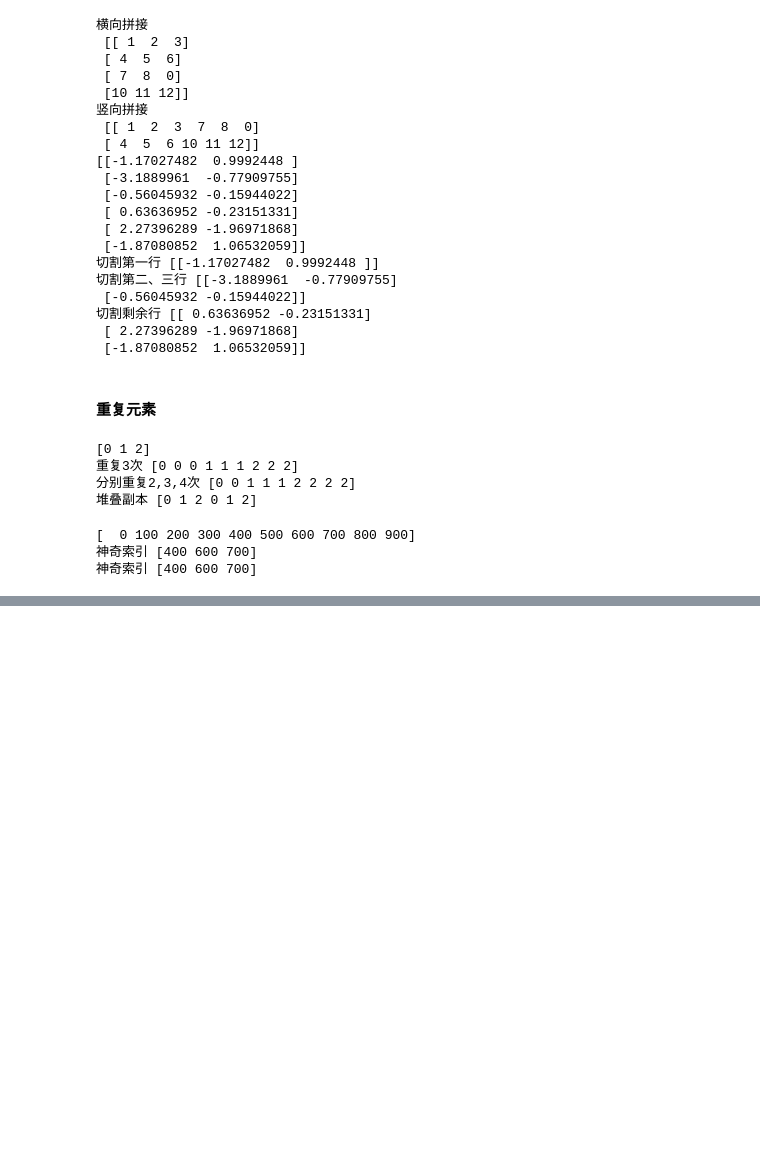
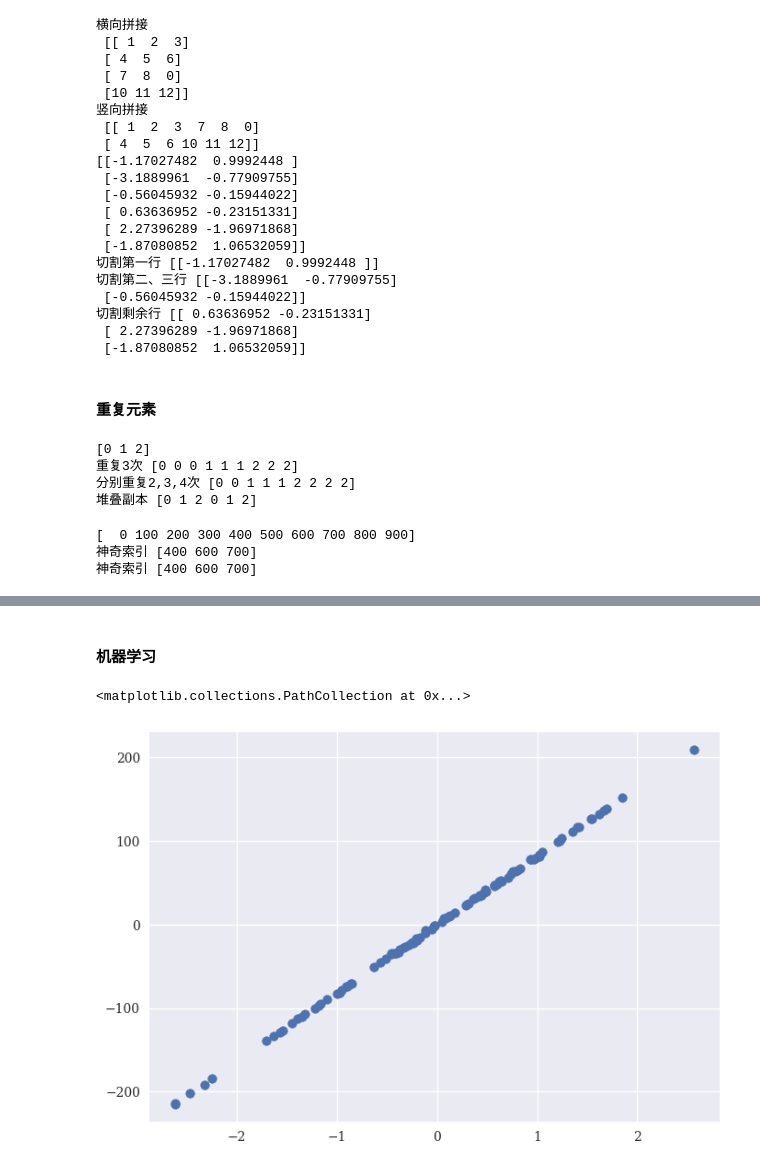
Before and after one commit to eastyell/study_python, a Jupyter notebook: study.ipynb, the cells around one changed output, grey strips where cells are left out. Drawn from its saved outputs; the diff is of its cells as text; code cells hidden in the pictures; blank space fills up the shorter version.

Commit message:
增加 机器学习

```diff
--- a/study.ipynb
+++ b/study.ipynb
@@ -1568,0 +1713,13 @@ print('神奇索引', arr.take(inds))
+# %% [markdown]
+#### 机器学习
+# %%
+from sklearn import datasets #引入数据集
+import matplotlib.pyplot as plt
+
+#构造的各种参数可以根据自己需要调整
+X,y =  datasets.make_regression(n_samples=100, n_features=1, n_targets=1, noise=1)
+plt.figure()
+plt.scatter(X, y)
+# %% [output]
+<matplotlib.collections.PathCollection at 0x...>
+[figure, added]
```
Also changed, not shown: parts of 10 cells of this notebook.
